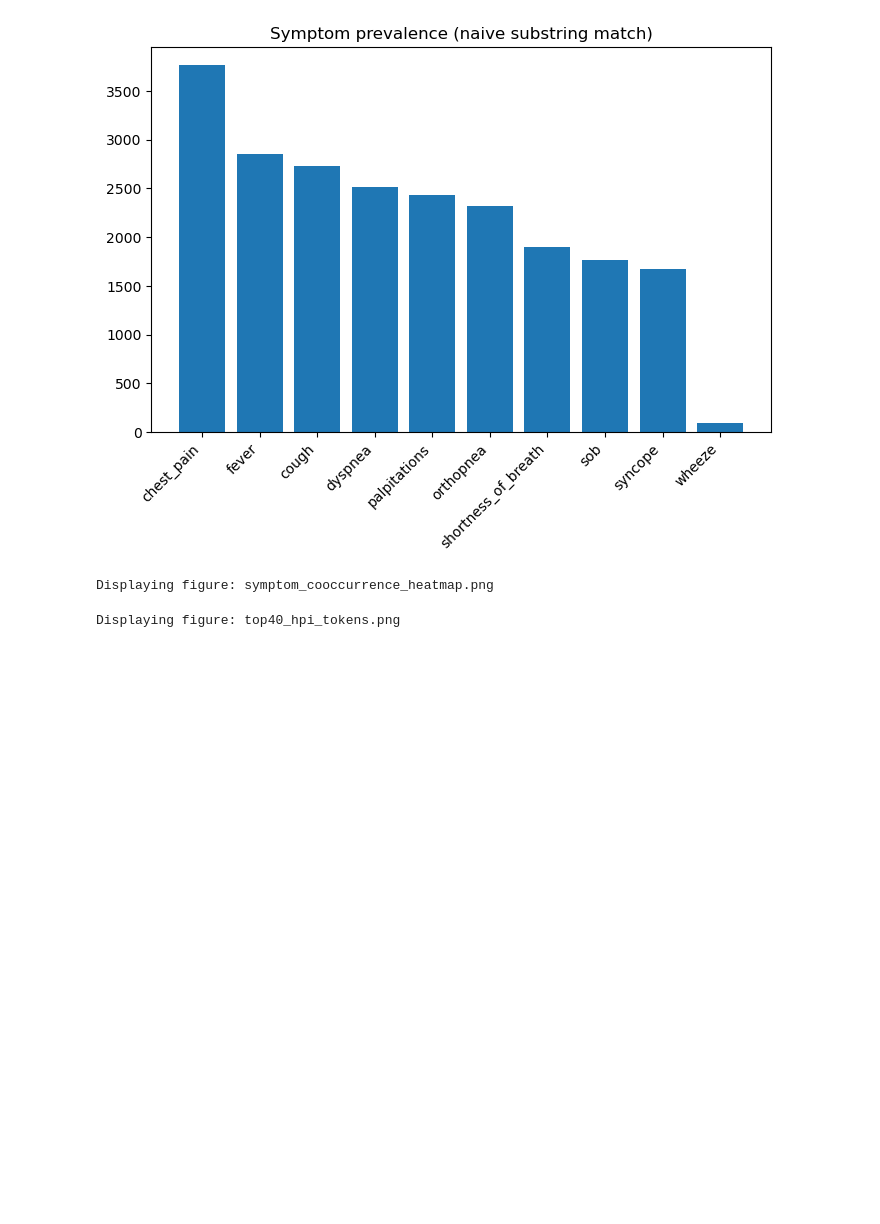
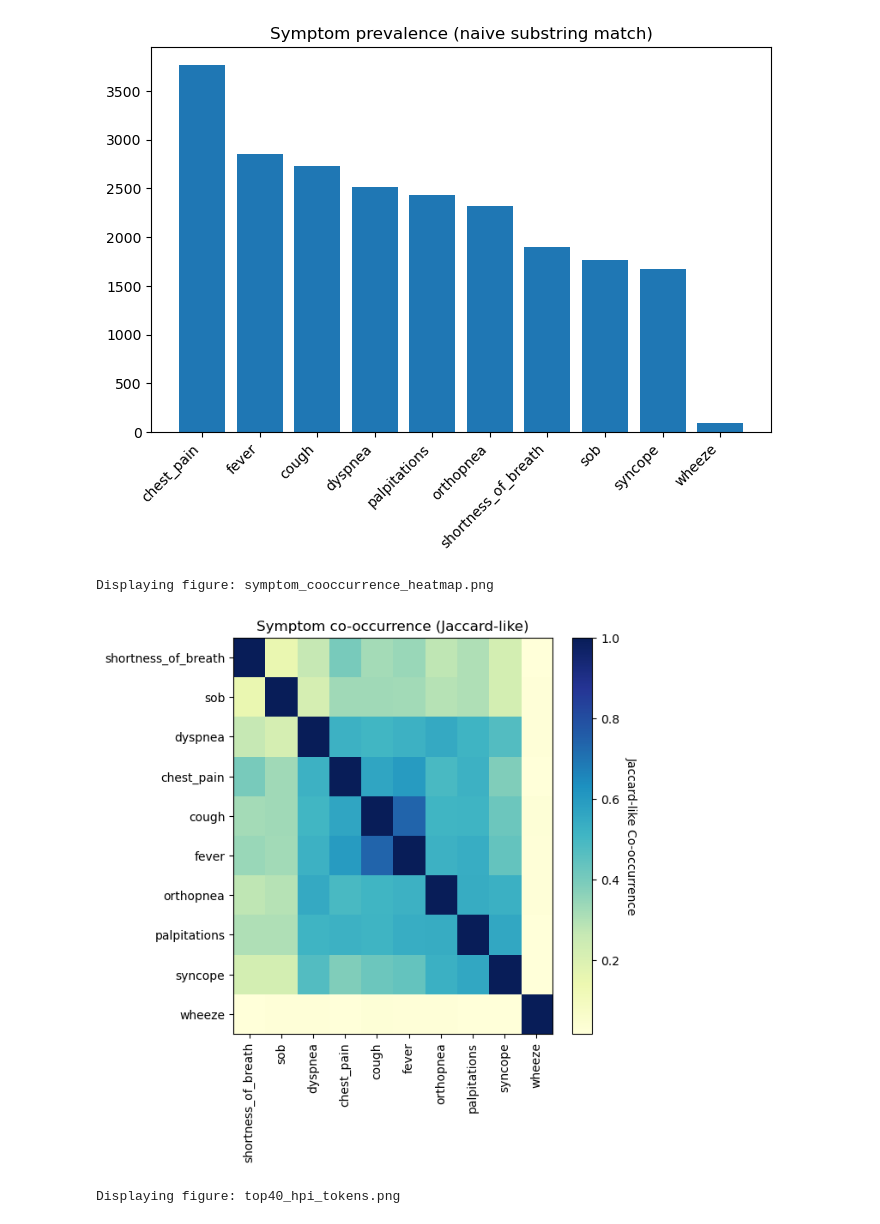
Before and after one commit to divya322/Data-Analytics-Project, a Jupyter notebook: Dataset_1_AND_3/second_Dataset_Prototyping.ipynb, the cells around one changed output. Cells and saved outputs as stored; diff of their text form; code cells hidden in the pictures; blank space fills up the shorter version.

```diff
--- a/Dataset_1_AND_3/second_Dataset_Prototyping.ipynb
+++ b/Dataset_1_AND_3/second_Dataset_Prototyping.ipynb
@@ -838,25 +1089,33 @@ Displaying figure: symptom_prevalence.png
 [figure]
 # %%
 # 9) Symptom co-occurrence heatmap (imshow) - compute normalized co-occurrence matrix
-# sym_matrix = df[sym_cols].T.dot(df[sym_cols])
-# # normalize by diagonal to get Jaccard-like measure
-# diag = np.diag(sym_matrix).astype(float)
-# jaccard = np.zeros_like(sym_matrix, dtype=float)
-# for i in range(len(sym_cols)):
-#     for j in range(len(sym_cols)):
-#         denom = diag[i] + diag[j] - sym_matrix[i,j]
-#         jaccard[i,j] = sym_matrix[i,j]/denom if denom>0 else 0.0
-# fig = plt.figure(figsize=(6,6))
-# ax = fig.add_subplot(1,1,1)
-# im = ax.imshow(jaccard, aspect='auto')
+sym_matrix = df[sym_cols].T.dot(df[sym_cols]).astype(float)
+diag = np.diag(sym_matrix)
+
+# Vectorized jaccard calculation
+denom = diag[:, None] + diag[None, :] - sym_matrix
+jaccard = np.divide(sym_matrix, denom, out=np.zeros_like(sym_matrix), where=denom>0)
+
+fig = plt.figure(figsize=(6,6))
+ax = fig.add_subplot(1,1,1)
+im = ax.imshow(jaccard, aspect='auto', cmap='YlGnBu')
+
+# Tick labels
 ax.set_xticks(range(len(sym_cols)))
 ax.set_yticks(range(len(sym_cols)))
 ax.set_xticklabels([c.replace('sym_','') for c in sym_cols], rotation=90)
 ax.set_yticklabels([c.replace('sym_','') for c in sym_cols])
+
 ax.set_title('Symptom co-occurrence (Jaccard-like)')
+
+# ⭐ Add legend (colorbar)
+cbar = fig.colorbar(im, ax=ax)
+cbar.set_label("Jaccard-like Co-occurrence", rotation=270, labelpad=15)
+
 save_show(fig, 'symptom_cooccurrence_heatmap.png')
 # %% [output]
 Displaying figure: symptom_cooccurrence_heatmap.png
+[figure, added]
 # %%
 # 10) Top 40 words in HPI (tokenize + count) and bar chart
 def simple_tokenize(text):
```
Also changed, not shown: parts of 29 cells of this notebook.
